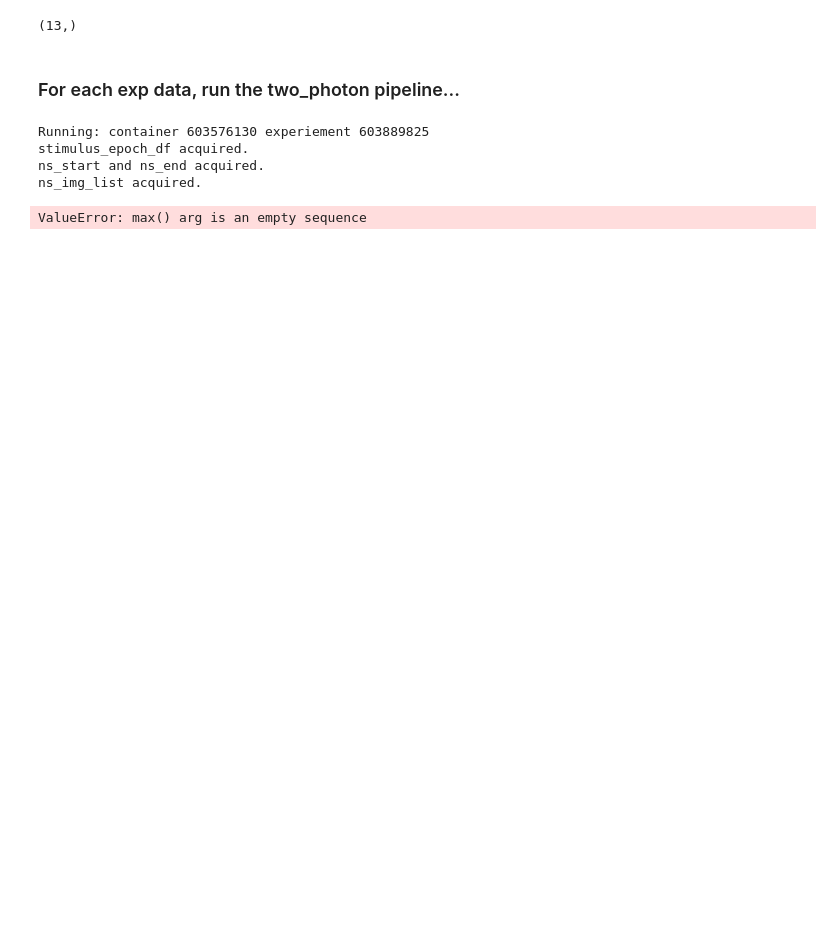
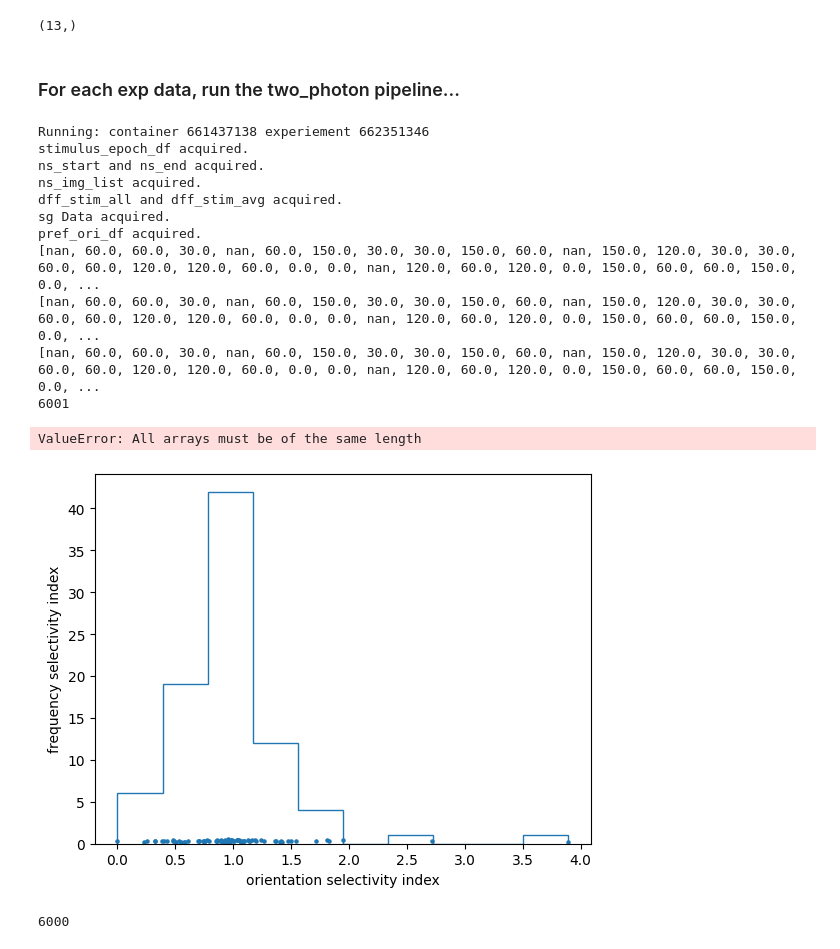
Before and after one commit to nyin01/natural-scene-tuning, a Jupyter notebook: scripts/two_photon_all_data.ipynb, the cells around one changed output. Cells and saved outputs as stored; diff of their text form; code cells hidden in the pictures; blank space fills up the shorter version.

```diff
--- a/scripts/two_photon_all_data.ipynb
+++ b/scripts/two_photon_all_data.ipynb
@@ -97,6 +97,8 @@ def get_stim(start, end,cell_dff, dff_stim_cell, experiment_data):
     i = start
     while i < end:
         j = experiment_data.get_stimulus(i)[0][2]['end']
+        if (i >= j):
+            break
         max_dff_stim = max(cell_dff[i:j])
         dff_stim_cell.append(max_dff_stim)
         ts_in_next = experiment_data.get_stimulus(i)[0][2]['end']+1
@@ -108,6 +110,8 @@ def get_stim_avg(start, end, cell_dff,dff_stim_cell, experiment_data):
     i = start
     while i < end:
         j = experiment_data.get_stimulus(i)[0][2]['end']
+        if (i >= j):
+            break
         avg_dff_stim = sum(cell_dff[i:j])/len(cell_dff[i:j])
         dff_stim_cell.append(avg_dff_stim)
         i = experiment_data.get_stimulus(i)[0][2]['end']+1
@@ -117,7 +121,10 @@ def get_frames(start, end, ns_frame_list, experiment_data):
     i = start
     while i < end:
         ns_frame_list.append(experiment_data.get_stimulus(i)[0][2]['frame'])
-        i = experiment_data.get_stimulus(i)[0][2]['end']+1
+        next_i = experiment_data.get_stimulus(i)[0][2]['end']+1
+        if (next_i == i):
+            break
+        i = next_i
 
 
 def get_sg(start, end, ori_list, freq_list, phase_list, experiment_data):
@@ -127,13 +134,19 @@ def get_sg(start, end, ori_list, freq_list, phase_list, experiment_data):
         freq_list.append(experiment_data.get_stimulus(i)
                          [0][2]['spatial_frequency'])
         phase_list.append(experiment_data.get_stimulus(i)[0][2]['phase'])
-        i = experiment_data.get_stimulus(i)[0][2]['end']+1
+        next_i = experiment_data.get_stimulus(i)[0][2]['end']+1
+        if (next_i == i):
+            break
+        i = next_i
+    # print(ori_list)
 
 
 def get_max(start, end, cell_dff, dff_sg_cell, experiment_data):
     i = start
     while i < end:
         j = experiment_data.get_stimulus(i)[0][2]['end']
+        if (i >= j):
+            break
         max_dff_stim = max(cell_dff[i:j])
         dff_sg_cell.append(max_dff_stim)
         i = experiment_data.get_stimulus(i)[0][2]['end']+1
@@ -158,9 +171,11 @@ for i in range(len(save_dirs)):
 
     # handling the remaining experiments
     # if save_dir contains 6 csv files, skip
-    if len(os.listdir(save_dir)) == 6:
-        continue
 
+
+    # # rerun the successful ones to make sure they're all good
+    # if len(os.listdir(save_dir)) != 6:
+    #     continue
 
     print('Running:', 'container', cont_id, 'experiement', exp_id)
 
@@ -385,13 +400,14 @@ for i in range(len(save_dirs)):
     dff_final_sg_df=dff_final_sg_df.sort_values(by='cell_specimen_id').reset_index().drop(columns='index')
     # transpose df to prepare to associate with orientation and frequency data
     dff_final_sg_df_t=dff_final_sg_df.T
+    print(len(dff_final_sg_df_t))
 
     # produce a list of lists for the average MAX dff of each cell for each ORIENTATION (averaging across each replicate)
     degrees=[0, 30, 60, 90, 120, 150]
     avg_max_dff_ori_all=[] # a list of lists: 122 lists (one for each cell), avg max dff for each ori (len 6)
-    for j in range(len(dff_final_sg_df)): # for each cell
+    for j in range(len(dff_final_sg_df) - 1): # for each cell
         img_max_dff_i=[[]for _ in range(len(degrees))] # empty list of 6 lists for each orientation
-        for i in range(0, len(dff_final_sg_df_t)-1): # adding max dff scores, sorted into each list by frame number
+        for i in range(len(dff_final_sg_df_t) - 1): # adding max dff scores, sorted into each list by frame number
             ori=ori_list[i]
             if math.isnan(ori):
                 continue
@@ -417,7 +433,7 @@ for i in range(len(save_dirs)):
     avg_max_dff_freq_all=[] # a list of lists: 122 lists (one for each cell), avg max dff for each freq (len 5)
     for j in range(len(dff_final_sg_df)): # for each cell
         img_max_dff_i=[[]for _ in range(len(sorted_freq))] # empty list of 6 lists for each orientation
-        for i in range(0, len(dff_final_sg_df_t)-1): # adding max dff scores, sorted into each list by frame number
+        for i in range(len(dff_final_sg_df_t) - 1): # adding max dff scores, sorted into each list by frame number
             freq=freq_list[i]
             if math.isnan(freq):
                 continue
@@ -441,32 +457,44 @@ for i in range(len(save_dirs)):
         'freq_peak_sig': freq_peak_sig
     }
     peak_sig_df=pd.DataFrame(peak_sig_dict)
     plt.scatter(ori_peak_sig, freq_peak_sig, marker="o", s=5)
     plt.xlabel('orientation dff max/mean (exclusive of max)')
     plt.ylabel('frequency dff max/mean (exclusive of max)')
     sorted_sdk_osi_df=si_df.sort_values(by='cell_specimen_id')
     sorted_sdk_osi_df.sort_values(by='osi_sg')
     plt.scatter(ori_peak_sig, sorted_sdk_osi_df['osi_sg'].tolist(), s=5)
     plt.xlabel('manual osi')
     plt.ylabel('sdk osi')
 
     counts, bins = np.histogram(ori_peak_sig, bins=20)
     a = np.log(np.array(ori_peak_sig)-1)
     two_std_log=len(a[(a-np.mean(a)) > 2*np.std(a)])
     one_std_log=len(a[(a-np.mean(a)) > 1*np.std(a)])
     b = np.array(ori_peak_sig)
     two_std_linear=len(b[(b-np.mean(b)) > 2*np.std(b)])
     one_std_linear=len(b[(b-np.mean(b)) > np.std(b)])
     two_std_linear_df=peak_sig_df.sort_values(by='ori_peak_sig', ascending=False).head(two_std_linear)
     one_std_linear_df=peak_sig_df.sort_values(by='ori_peak_sig', ascending=False).head(one_std_linear)
     two_std_linear_df.to_csv(save_dir + 'two_std_linear.csv', index=False)
     one_std_linear_df.to_csv(save_dir + 'one_std_linear.csv', index=False)
     plt.hist(
         np.log(np.array(ori_peak_sig)-1)
     )
 # %% [output]
-Running: container 603576130 experiement 603889825
+Running: container 661437138 experiement 662351346
 stimulus_epoch_df acquired.
 ns_start and ns_end acquired.
 ns_img_list acquired.
+dff_stim_all and dff_stim_avg acquired.
+sg Data acquired.
+pref_ori_df acquired.
+[nan, 60.0, 60.0, 30.0, nan, 60.0, 150.0, 30.0, 30.0, 150.0, 60.0, nan, 150.0, 120.0, 30.0, 30.0, 60.0, 60.0, 120.0, 120.0, 60.0, 0.0, 0.0, nan, 120.0, 60.0, 120.0, 0.0, 150.0, 60.0, 60.0, 150.0, 0.0, ...
+[nan, 60.0, 60.0, 30.0, nan, 60.0, 150.0, 30.0, 30.0, 150.0, 60.0, nan, 150.0, 120.0, 30.0, 30.0, 60.0, 60.0, 120.0, 120.0, 60.0, 0.0, 0.0, nan, 120.0, 60.0, 120.0, 0.0, 150.0, 60.0, 60.0, 150.0, 0.0, ...
+[nan, 60.0, 60.0, 30.0, nan, 60.0, 150.0, 30.0, 30.0, 150.0, 60.0, nan, 150.0, 120.0, 30.0, 30.0, 60.0, 60.0, 120.0, 120.0, 60.0, 0.0, 0.0, nan, 120.0, 60.0, 120.0, 0.0, 150.0, 60.0, 60.0, 150.0, 0.0, ...
+6001
-ValueError: max() arg is an empty sequence
+ValueError: All arrays must be of the same length
+[figure, added]
+# %%
+len(ori_list)
+# %% [output]
+6000
```
Also changed, not shown: 7 other files.
